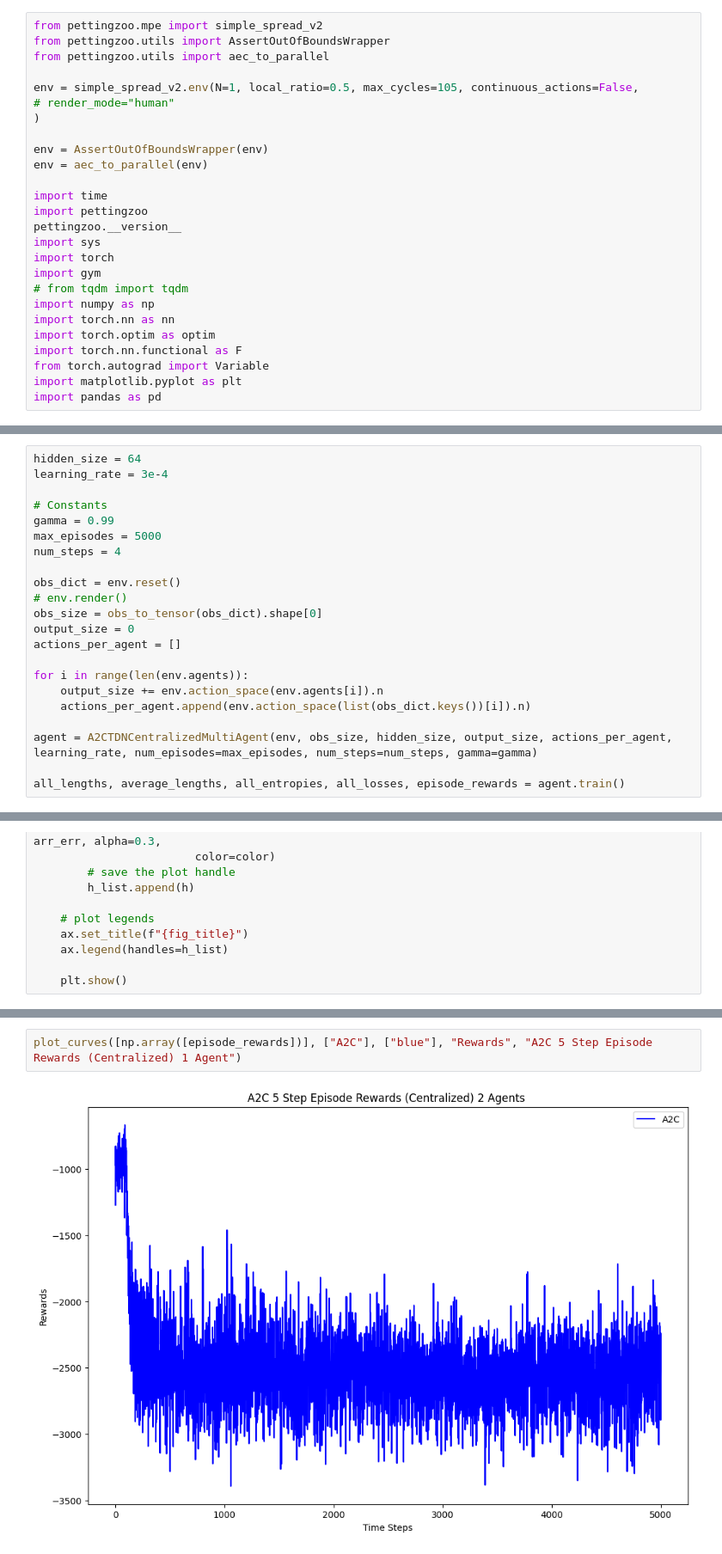
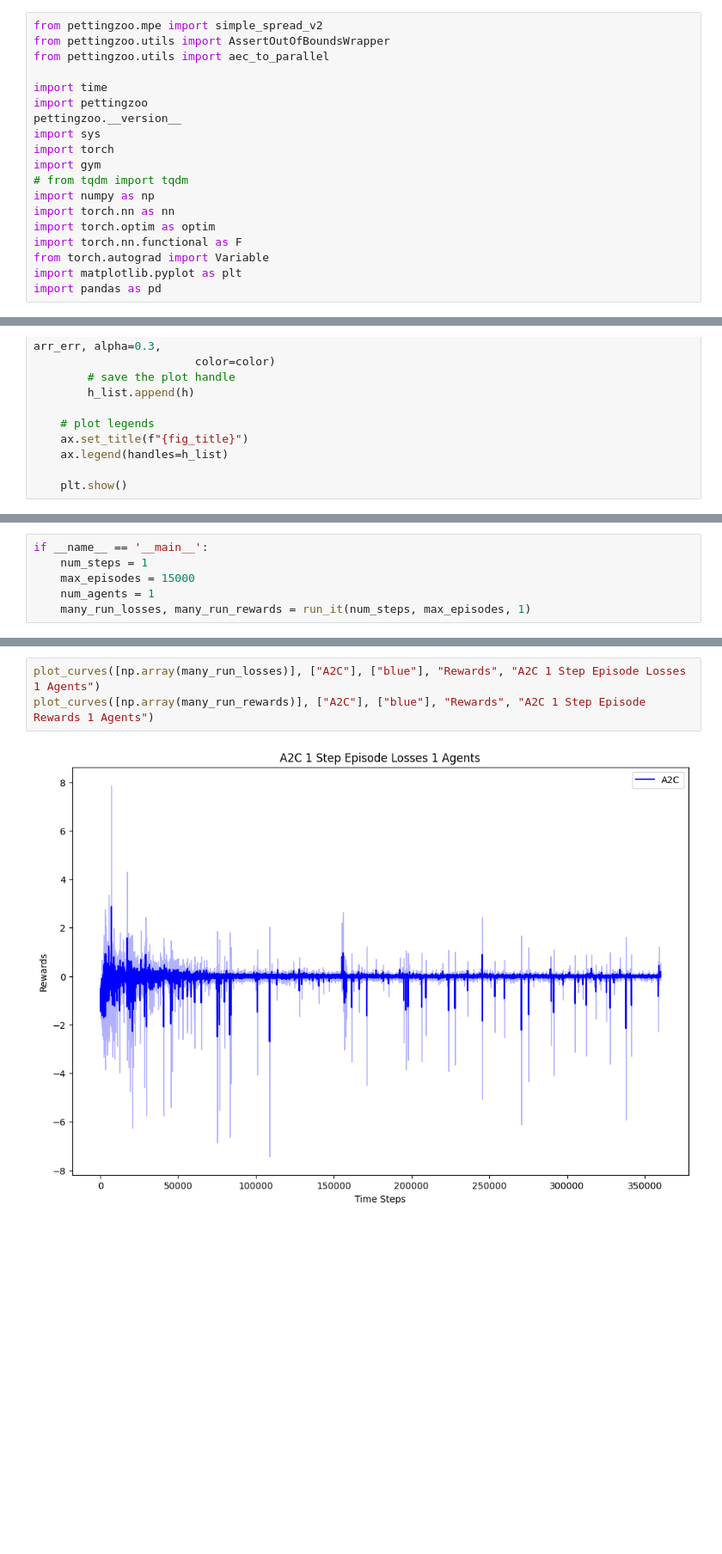
Before and after one commit to atharvaw1/Option_vs_actor_critic, a Jupyter notebook: actor-critic/SimpleSpread.ipynb, the cells around one changed output, grey strips where cells are left out. Shown at 86% size. Cells and saved outputs as stored; diff of their text form; blank space fills up the shorter version.

```diff
--- a/actor-critic/SimpleSpread.ipynb
+++ b/actor-critic/SimpleSpread.ipynb
@@ -2,13 +2,6 @@
 from pettingzoo.mpe import simple_spread_v2
 from pettingzoo.utils import AssertOutOfBoundsWrapper
 from pettingzoo.utils import aec_to_parallel
-
-env = simple_spread_v2.env(N=1, local_ratio=0.5, max_cycles=105, continuous_actions=False,
-# render_mode="human"
-)
-
-env = AssertOutOfBoundsWrapper(env)
-env = aec_to_parallel(env)
 
 import time
 import pettingzoo
@@ -388,24 +384,2 @@ class A2CTDNCentralizedMultiAgent(A2CTD0):
 
         return all_lengths, average_lengths, all_entropies, all_losses, episode_rewards
-# %%
-hidden_size = 64
-learning_rate = 3e-4
-
-# Constants
-gamma = 0.99
-max_episodes = 5000
-num_steps = 4
-
-obs_dict = env.reset()
-# env.render()
-obs_size = obs_to_tensor(obs_dict).shape[0]
-output_size = 0
-actions_per_agent = []
-
-for i in range(len(env.agents)):
-    output_size += env.action_space(env.agents[i]).n
-    actions_per_agent.append(env.action_space(list(obs_dict.keys())[i]).n)
-
-agent = A2CTDNCentralizedMultiAgent(env, obs_size, hidden_size, output_size, actions_per_agent, learning_rate, num_episodes=max_episodes, num_steps=num_steps, gamma=gamma)
-
-all_lengths, average_lengths, all_entropies, all_losses, episode_rewards = agent.train()
@@ -467,0 +462,6 @@ def plot_curves(arr_list, legend_list, color_list, ylabel, fig_title):
+# %%
+if __name__ == '__main__':
+    num_steps = 1
+    max_episodes = 15000
+    num_agents = 1
+    many_run_losses, many_run_rewards = run_it(num_steps, max_episodes, 1)
@@ -468,4 +486,5 @@ def plot_curves(arr_list, legend_list, color_list, ylabel, fig_title):
 # %%
-plot_curves([np.array([episode_rewards])], ["A2C"], ["blue"], "Rewards", "A2C 5 Step Episode Rewards (Centralized) 1 Agent")
+plot_curves([np.array(many_run_losses)], ["A2C"], ["blue"], "Rewards", "A2C 1 Step Episode Losses 1 Agents")
+plot_curves([np.array(many_run_rewards)], ["A2C"], ["blue"], "Rewards", "A2C 1 Step Episode Rewards 1 Agents")
 # %% [output]
-[figure, old version]
+[figure, new version]
```
Also changed, not shown: parts of 21 cells of this notebook, 13 other files.
